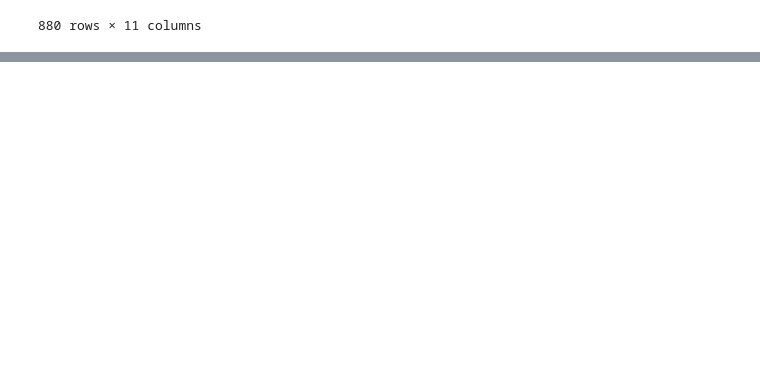
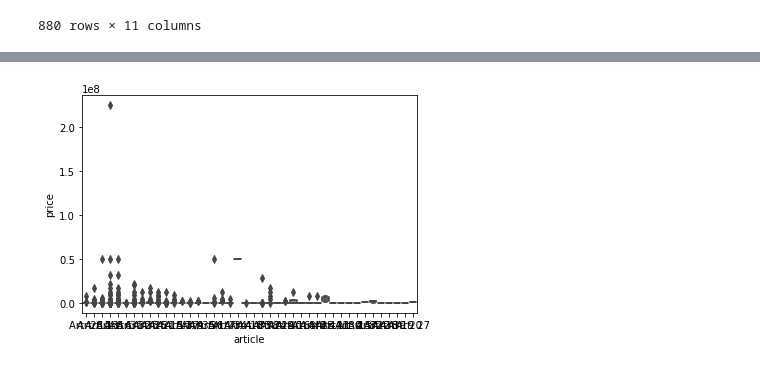
Before and after one commit to dc27/gdpr-fines-analysis, a Jupyter notebook: dev.ipynb, the cells around one changed output, grey strips where cells are left out. Drawn from its saved outputs; the diff is of its cells as text; code cells hidden in the pictures; blank space fills up the shorter version.

```diff
--- a/dev.ipynb
+++ b/dev.ipynb
@@ -44,0 +97,26 @@ text = pd.read_csv('data/gdpr_article_text.csv')
+# %%
+fines_long = (
+    fines
+    .articleViolated.str.extractall(r'([Aa]rt. \d+(?=.*GDPR))')
+    .reset_index()
+    .rename(columns={'level_0':'id', 0:'article'})
+    .assign(
+        id = lambda x: x.id + 1,
+        n_articles_violated = lambda x: (
+            x
+            .groupby('id')
+            .match.transform('max')
+            .astype('Int64') + 1
+        ),
+        article_number = lambda x: (
+            x
+            .article.str.extract(r'(\d+)')
+            .astype('float')
+            .astype('Int64')
+        )
+    )
+    .merge(fines, how='right', left_on='id', right_on='id')
+    .loc[:, ['id', 'picture', 'name', 'price', 'authority', 'date',
+             'controller','article', 'article_number', 'n_articles_violated', 'type',
+             'source', 'summary']]
+)
@@ -44,0 +140,4 @@ text = pd.read_csv('data/gdpr_article_text.csv')
+# %%
+sns.boxplot(x='article',y = 'price', data=fines_long);
+# %% [output]
+[figure, added]
```
Also changed, not shown: parts of 14 cells of this notebook.
